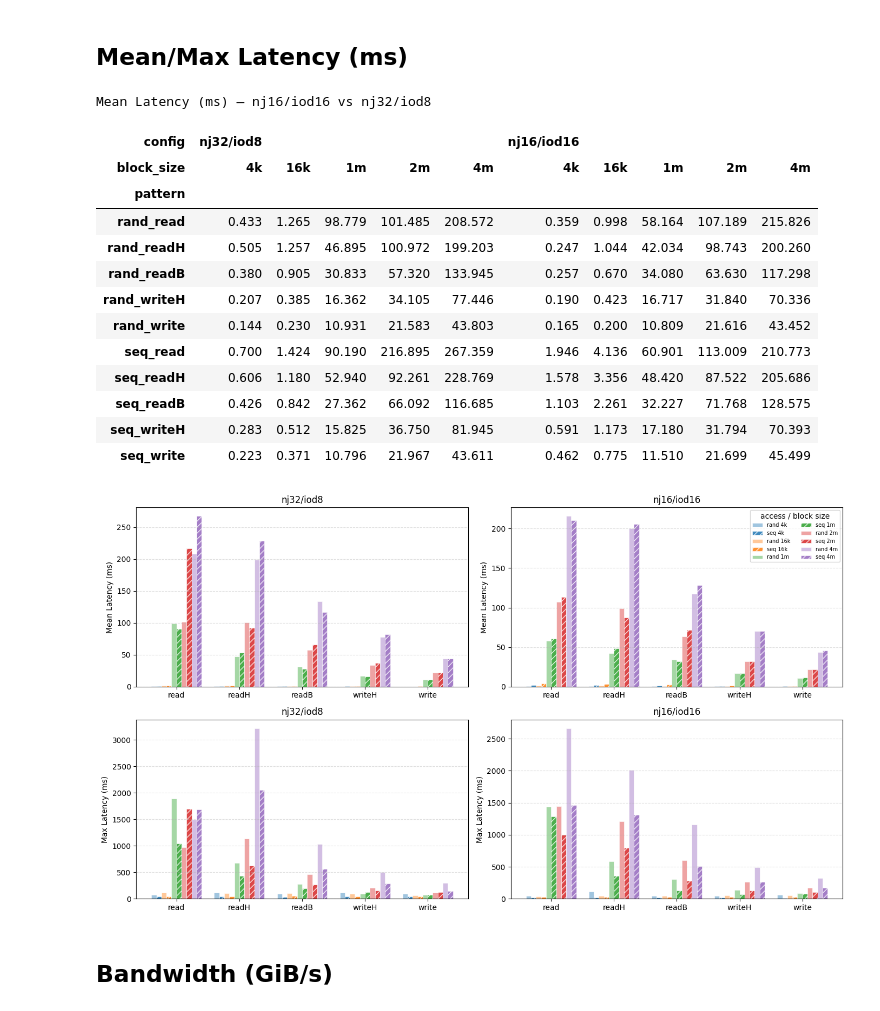
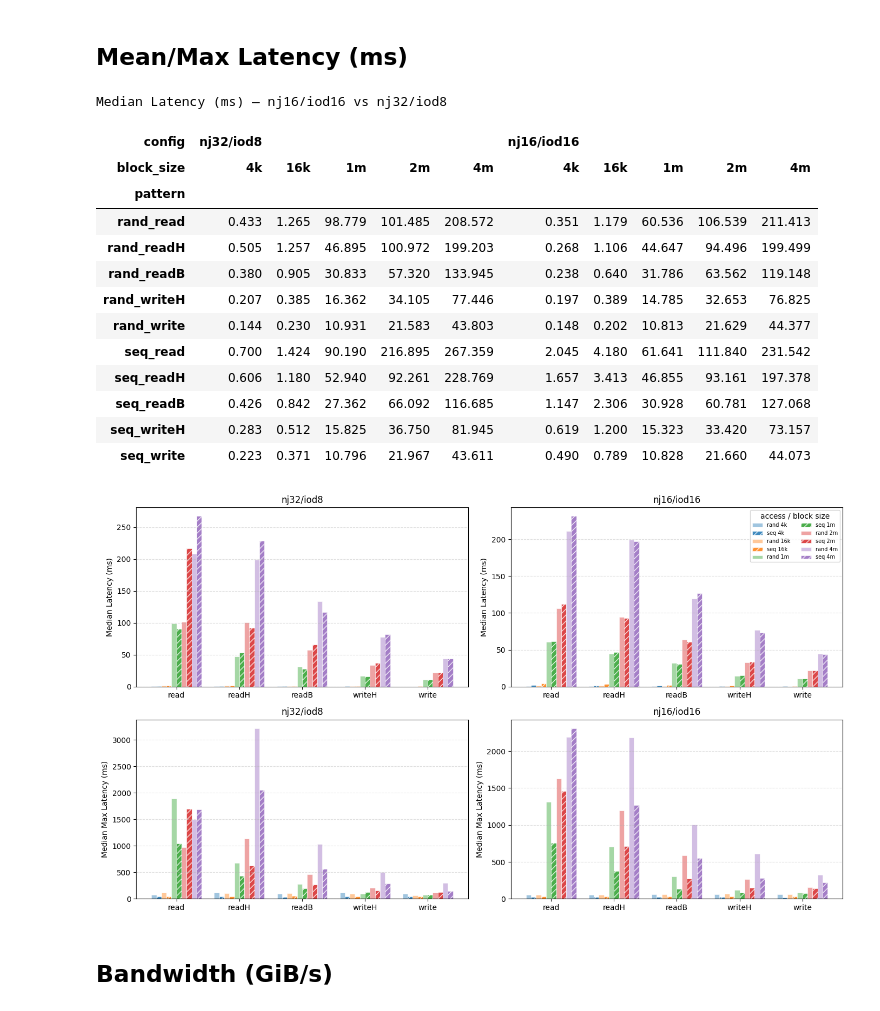
Before and after one commit to cissieAB/pdsw26_daos-bench, a Jupyter notebook: results/testbed/fio-dfs-all-rw-patterns/fio_dfs_all_patterns.ipynb, the cells around one changed output. Saved outputs shown, nothing was run; the diff lists cells and outputs as text; code cells hidden in the pictures.

```diff
--- a/results/testbed/fio-dfs-all-rw-patterns/fio_dfs_all_patterns.ipynb
+++ b/results/testbed/fio-dfs-all-rw-patterns/fio_dfs_all_patterns.ipynb
@@ -120,7 +279,7 @@ pivots = {}
 for cfg in CONFIGS:
     pivots[cfg] = (
         df[df["config"] == cfg]
-        .pivot(index="pattern", columns="block_size", values="lat_mean_ms")
+        .pivot_table(index="pattern", columns="block_size", values="lat_mean_ms", aggfunc="median")
         .reindex(index=[p for p in PATTERN_ORDER if p in df["pattern"].unique()],
                  columns=[b for b in BS_ORDER if b in df["block_size"].unique()])
     )
@@ -130,25 +289,25 @@ lat_table = pd.concat(pivots, axis=1)
 lat_table.columns.names = ["config", "block_size"]
 
 display(lat_table.round(3).style
-    .set_caption("Mean Latency (ms) — nj16/iod16 vs nj32/iod8")
+    .set_caption("Median Latency (ms) — nj16/iod16 vs nj32/iod8")
     .format("{:.3f}")
     .background_gradient(cmap="YlOrRd", axis=None)
 )
 # %% [output]
-Mean Latency (ms) — nj16/iod16 vs nj32/iod8
+Median Latency (ms) — nj16/iod16 vs nj32/iod8
 | config | nj32/iod8 |  |  |  |  | nj16/iod16 |  |  |  |  |
 | block_size | 4k | 16k | 1m | 2m | 4m | 4k | 16k | 1m | 2m | 4m |
 | pattern |  |  |  |  |  |  |  |  |  |  |
-| rand_read | 0.433 | 1.265 | 98.779 | 101.485 | 208.572 | 0.359 | 0.998 | 58.164 | 107.189 | 215.826 |
-| rand_readH | 0.505 | 1.257 | 46.895 | 100.972 | 199.203 | 0.247 | 1.044 | 42.034 | 98.743 | 200.260 |
-| rand_readB | 0.380 | 0.905 | 30.833 | 57.320 | 133.945 | 0.257 | 0.670 | 34.080 | 63.630 | 117.298 |
-| rand_writeH | 0.207 | 0.385 | 16.362 | 34.105 | 77.446 | 0.190 | 0.423 | 16.717 | 31.840 | 70.336 |
-| rand_write | 0.144 | 0.230 | 10.931 | 21.583 | 43.803 | 0.165 | 0.200 | 10.809 | 21.616 | 43.452 |
-| seq_read | 0.700 | 1.424 | 90.190 | 216.895 | 267.359 | 1.946 | 4.136 | 60.901 | 113.009 | 210.773 |
-| seq_readH | 0.606 | 1.180 | 52.940 | 92.261 | 228.769 | 1.578 | 3.356 | 48.420 | 87.522 | 205.686 |
-| seq_readB | 0.426 | 0.842 | 27.362 | 66.092 | 116.685 | 1.103 | 2.261 | 32.227 | 71.768 | 128.575 |
-| seq_writeH | 0.283 | 0.512 | 15.825 | 36.750 | 81.945 | 0.591 | 1.173 | 17.180 | 31.794 | 70.393 |
-| seq_write | 0.223 | 0.371 | 10.796 | 21.967 | 43.611 | 0.462 | 0.775 | 11.510 | 21.699 | 45.499 |
+| rand_read | 0.433 | 1.265 | 98.779 | 101.485 | 208.572 | 0.351 | 1.179 | 60.536 | 106.539 | 211.413 |
+| rand_readH | 0.505 | 1.257 | 46.895 | 100.972 | 199.203 | 0.268 | 1.106 | 44.647 | 94.496 | 199.499 |
+| rand_readB | 0.380 | 0.905 | 30.833 | 57.320 | 133.945 | 0.238 | 0.640 | 31.786 | 63.562 | 119.148 |
+| rand_writeH | 0.207 | 0.385 | 16.362 | 34.105 | 77.446 | 0.197 | 0.389 | 14.785 | 32.653 | 76.825 |
+| rand_write | 0.144 | 0.230 | 10.931 | 21.583 | 43.803 | 0.148 | 0.202 | 10.813 | 21.629 | 44.377 |
+| seq_read | 0.700 | 1.424 | 90.190 | 216.895 | 267.359 | 2.045 | 4.180 | 61.641 | 111.840 | 231.542 |
+| seq_readH | 0.606 | 1.180 | 52.940 | 92.261 | 228.769 | 1.657 | 3.413 | 46.855 | 93.161 | 197.378 |
+| seq_readB | 0.426 | 0.842 | 27.362 | 66.092 | 116.685 | 1.147 | 2.306 | 30.928 | 60.781 | 127.068 |
+| seq_writeH | 0.283 | 0.512 | 15.825 | 36.750 | 81.945 | 0.619 | 1.200 | 15.323 | 33.420 | 73.157 |
+| seq_write | 0.223 | 0.371 | 10.796 | 21.967 | 43.611 | 0.490 | 0.789 | 10.828 | 21.660 | 44.073 |
 # %%
 BASE_OPS = ["read", "readH", "readB", "writeH", "write"]
 ACCESS   = ["rand", "seq"]
@@ -164,39 +323,39 @@ def plot_metric(ax, col, cfg):
     offsets = [(i - (n - 1) / 2) * bar_w for i in range(n)]
     clrs    = plt.cm.tab10.colors
 
-    sub_all = df_sub.set_index(["block_size", "pattern"])[col]
+    sub_all = df_sub.groupby(["block_size", "pattern"], observed=True)[col].median()
     for i, (acc, bs) in enumerate(combos):
         vals     = [sub_all.get((bs, f"{acc}_{op}"), 0) for op in BASE_OPS]
         base_clr = clrs[bs_l.index(bs)]
         bar_clr  = tuple(c * 0.5 + 0.5 for c in base_clr[:3]) if acc == "rand" else base_clr
         ax.bar([xi + offsets[i] for xi in x], vals, bar_w,
                label=f"{acc} {bs}",
                color=bar_clr,
                hatch=_hatches[acc], alpha=0.85, edgecolor="white", linewidth=0.5)
     return x, bs_l
 
 fig, axes = plt.subplots(2, 2, figsize=(14, 8))
 
 for row_idx, (col, ylabel) in enumerate([
-    ("lat_mean_ms", "Mean Latency (ms)"),
-    ("lat_max_ms",  "Max Latency (ms)"),
+    ("lat_mean_ms", "Median Latency (ms)"),
+    ("lat_max_ms",  "Median Max Latency (ms)"),
 ]):
     for col_idx, cfg in enumerate(CONFIGS):
         ax = axes[row_idx][col_idx]
         x_ticks, _ = plot_metric(ax, col, cfg)
         ax.set_xticks(x_ticks)
         ax.set_xticklabels(BASE_OPS)
         ax.set_ylabel(ylabel)
         ax.set_title(cfg)
         if row_idx == 0 and col_idx == 1:
             ax.legend(title="access / block size", loc="upper right", ncol=2, fontsize=7)
         ax.grid(axis="y", linestyle="--", alpha=0.4)
 
 plt.tight_layout()
 plt.savefig(RESULTS_DIR / "latency-all-pattern.pdf", dpi=150)
 plt.show()
 # %% [output]
-[figure, old version]
+[figure, new version]
 # %% [markdown]
 ## Bandwidth (GiB/s)
 # %%
```
Also changed, not shown: parts of 12 cells of this notebook, 3 other files.
